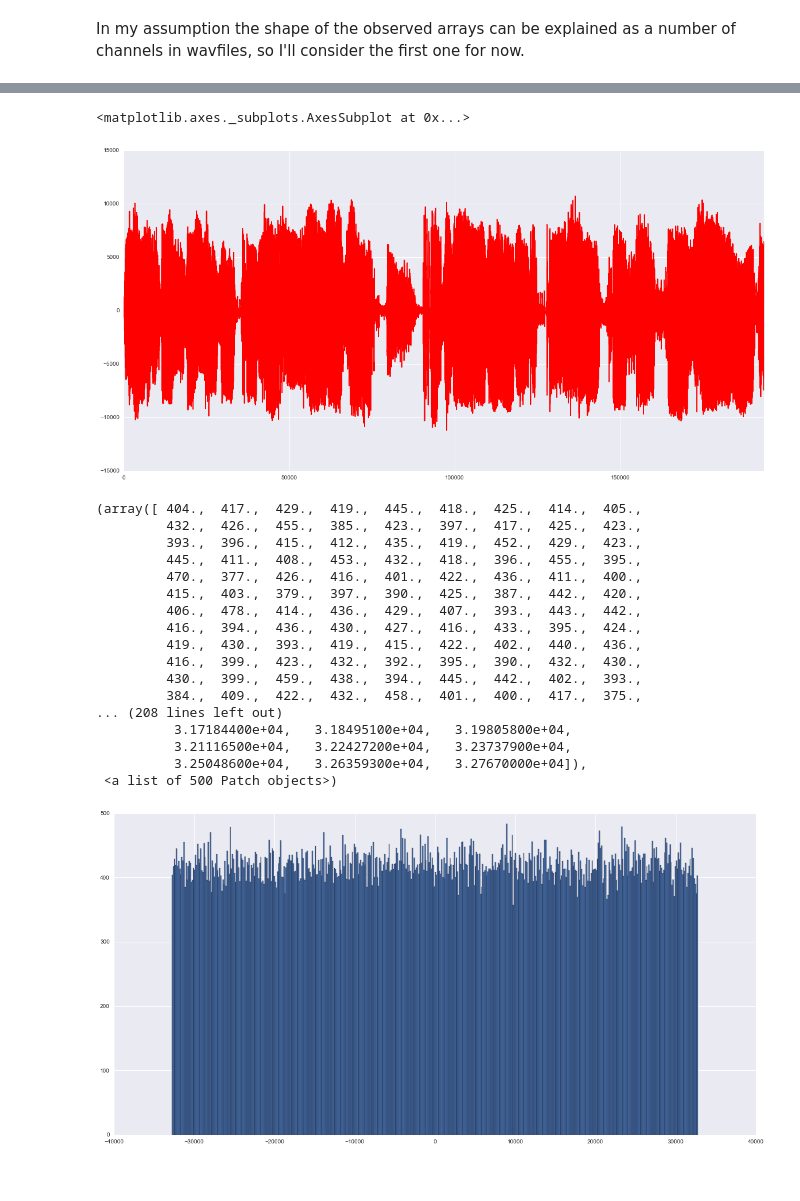
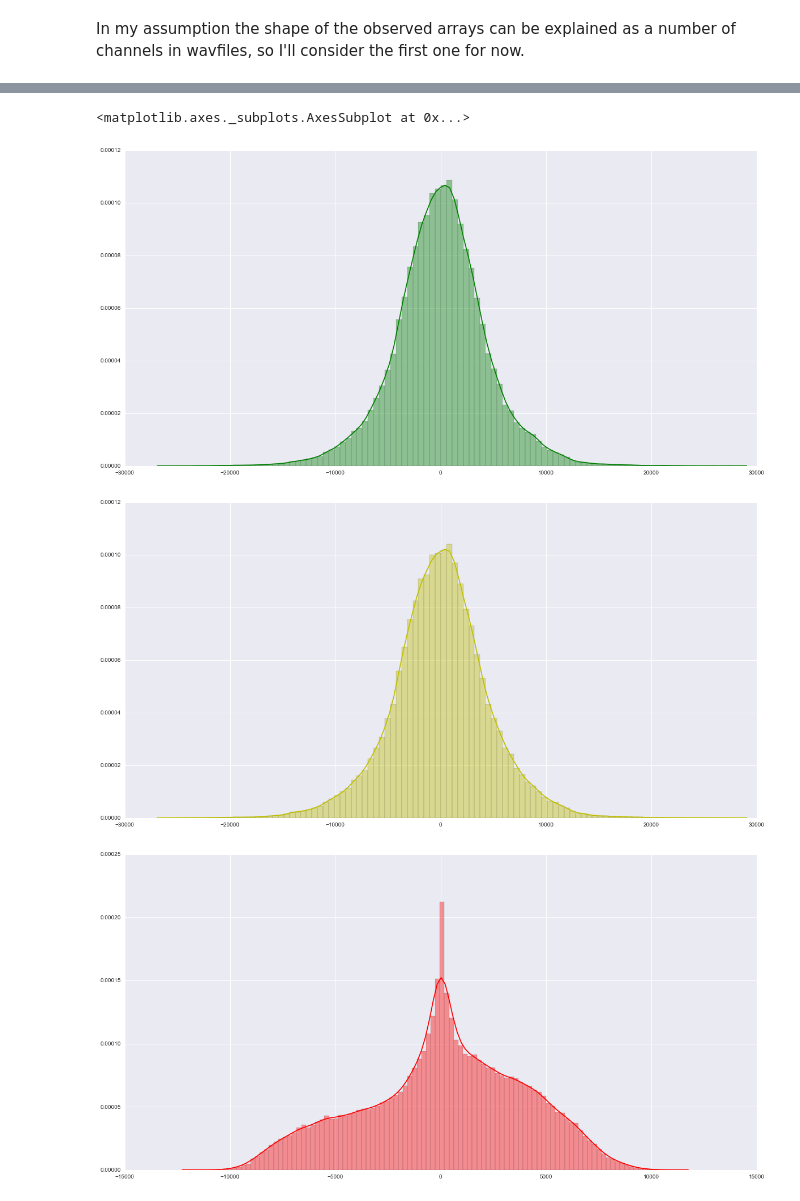
Before and after one commit to yeplastun/radiocracker, a Jupyter notebook: recognition.ipynb, the cells around one changed output, grey strips where cells are left out. Cells and saved outputs as stored; diff of their text form; code cells hidden in the pictures.

```diff
--- a/recognition.ipynb
+++ b/recognition.ipynb
@@ -29,6 +35,0 @@ inversed = np.fft.ifft((np.fft.fft(subs)))
-# %%
-f, ax = plt.subplots(figsize=(20, 10))
-sns.tsplot(record,color="r")
-# %% [output]
-<matplotlib.axes._subplots.AxesSubplot at 0x...>
-[figure, removed]
@@ -45,22 +35,0 @@ fft_corr = correlate(example,subs)
-# %%
-f, ax = plt.subplots(figsize=(20, 10))
-plt.hist(fft_corr)
-# %% [output]
-(array([ 404.,  417.,  429.,  419.,  445.,  418.,  425.,  414.,  405.,
-         432.,  426.,  455.,  385.,  423.,  397.,  417.,  425.,  423.,
-         393.,  396.,  415.,  412.,  435.,  419.,  452.,  429.,  423.,
-         445.,  411.,  408.,  453.,  432.,  418.,  396.,  455.,  395.,
-         470.,  377.,  426.,  416.,  401.,  422.,  436.,  411.,  400.,
-         415.,  403.,  379.,  397.,  390.,  425.,  387.,  442.,  420.,
-         406.,  478.,  414.,  436.,  429.,  407.,  393.,  443.,  442.,
-         416.,  394.,  436.,  430.,  427.,  416.,  433.,  395.,  424.,
-         419.,  430.,  393.,  419.,  415.,  422.,  402.,  440.,  436.,
-         416.,  399.,  423.,  432.,  392.,  395.,  390.,  432.,  430.,
-         430.,  399.,  459.,  438.,  394.,  445.,  442.,  402.,  393.,
-         384.,  409.,  422.,  432.,  458.,  401.,  400.,  417.,  375.,
-... (208 lines left out)
-          3.17184400e+04,   3.18495100e+04,   3.19805800e+04,
-          3.21116500e+04,   3.22427200e+04,   3.23737900e+04,
-          3.25048600e+04,   3.26359300e+04,   3.27670000e+04]),
- <a list of 500 Patch objects>)
-[figure, removed]
@@ -66,0 +47,12 @@ plt.hist(fft_corr)
+# %%
+f, ax = plt.subplots(figsize=(20, 10))
+sns.distplot(subs, bins=100, color="g")
+f, ax = plt.subplots(figsize=(20, 10))
+sns.distplot(example, bins=100, color="y")
+f, ax = plt.subplots(figsize=(20, 10))
+sns.distplot(record, bins=100, color="r")
+# %% [output]
+<matplotlib.axes._subplots.AxesSubplot at 0x...>
+[figure, added]
+[figure, added]
+[figure, added]
```
Also changed, not shown: parts of 19 cells of this notebook, 8 other files.
